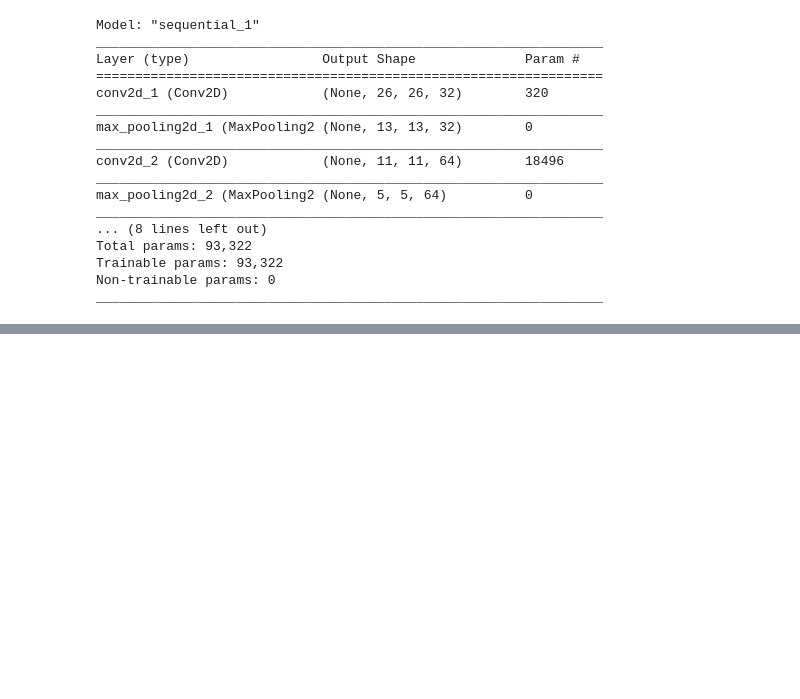
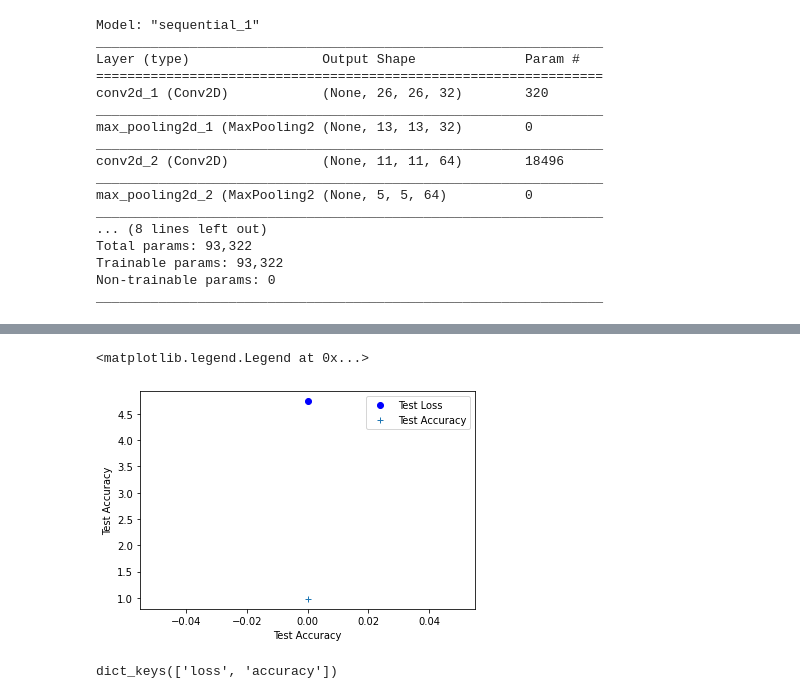
Before and after one commit to bullet400/house, a Jupyter notebook: Convoluntional_Neural.ipynb, the cells around one changed output, grey strips where cells are left out. Drawn from its saved outputs; the diff is of its cells as text; code cells hidden in the pictures; blank space fills up the shorter version.

```diff
--- a/Convoluntional_Neural.ipynb
+++ b/Convoluntional_Neural.ipynb
@@ -113,0 +122,9 @@ test_accu
+# %%
+plt.plot(test_loss, 'bo', label=('Test Loss'))
+plt.plot(test_accu, '+', label=('Test Accuracy'))
+plt.xlabel('Test Accuracy')
+plt.ylabel('Test Accuracy')
+plt.legend()
+# %% [output]
+<matplotlib.legend.Legend at 0x...>
+[figure, added]
@@ -113,0 +133,4 @@ test_accu
+# %%
+model_dict.keys()
+# %% [output]
+dict_keys(['loss', 'accuracy'])
```
Also changed, not shown: parts of 11 cells of this notebook.
